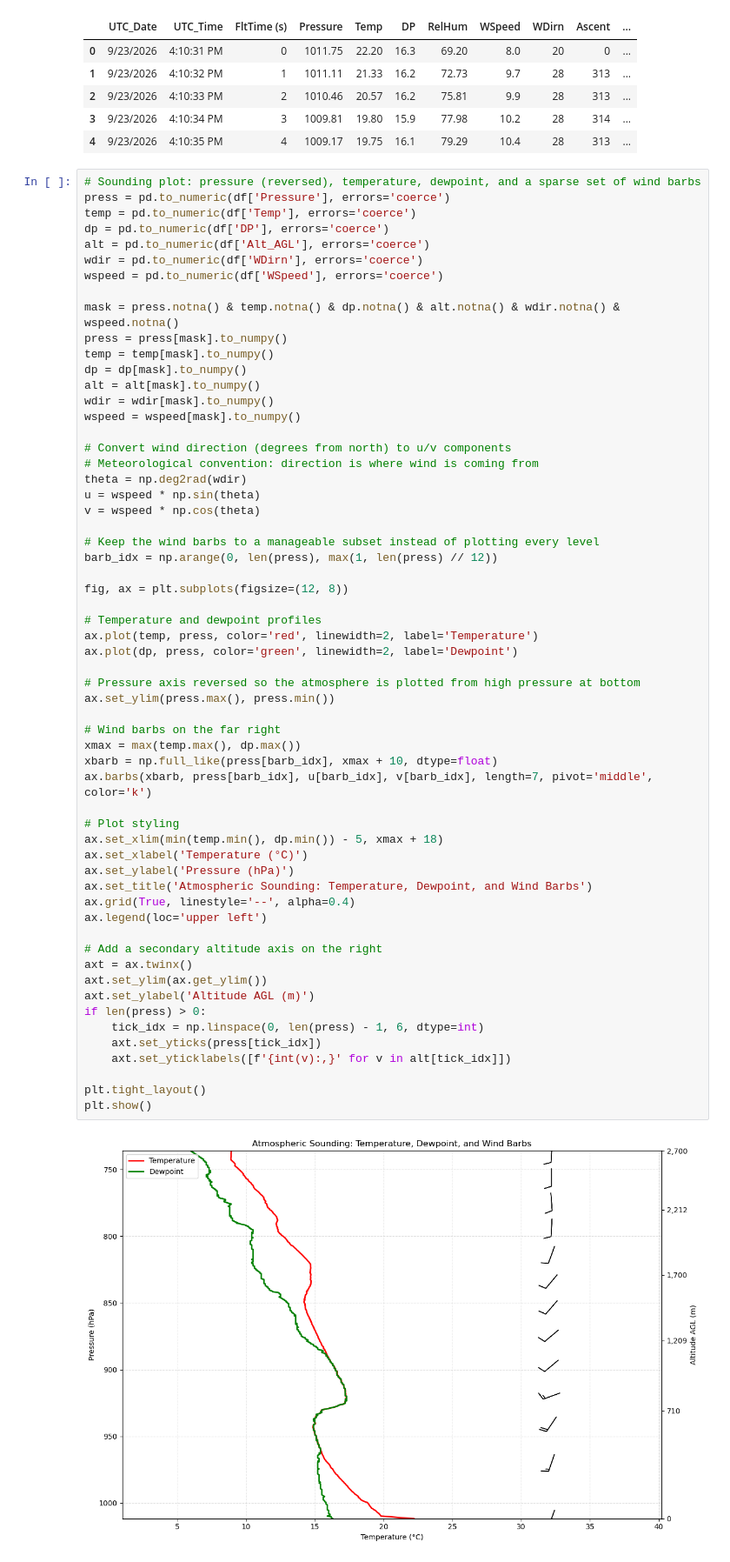
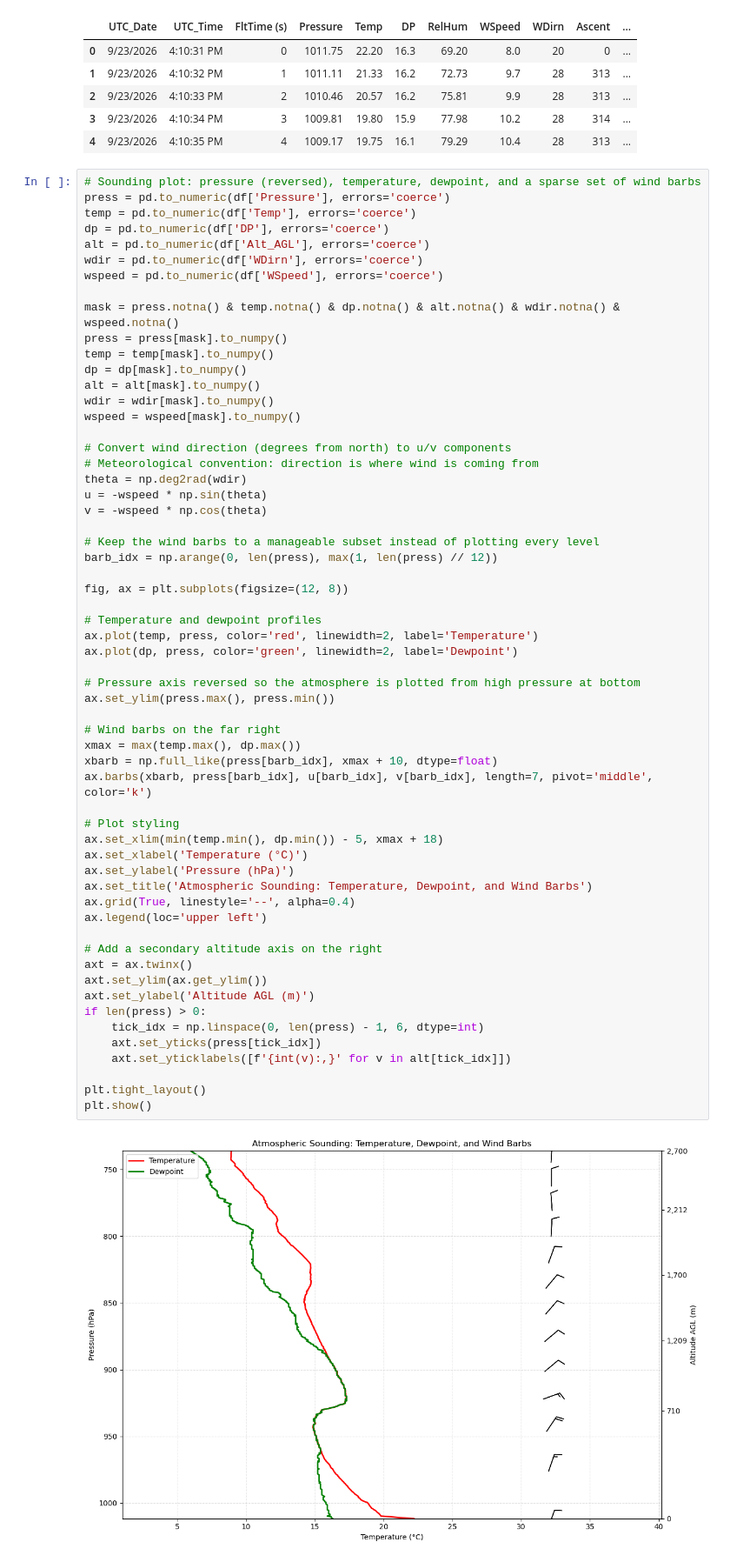
Before and after one commit to marositesUSC/wx-and-climate, a Jupyter notebook: sounding_23092026.ipynb, the cells around one changed output. Shown at 87% size. Saved outputs shown, nothing was run; the diff lists cells and outputs as text.

```diff
--- a/sounding_23092026.ipynb
+++ b/sounding_23092026.ipynb
@@ -76,8 +76,8 @@ wspeed = wspeed[mask].to_numpy()
 # Convert wind direction (degrees from north) to u/v components
 # Meteorological convention: direction is where wind is coming from
 theta = np.deg2rad(wdir)
-u = wspeed * np.sin(theta)
-v = wspeed * np.cos(theta)
+u = -wspeed * np.sin(theta)
+v = -wspeed * np.cos(theta)
 
 # Keep the wind barbs to a manageable subset instead of plotting every level
 barb_idx = np.arange(0, len(press), max(1, len(press) // 12))
@@ -89,31 +89,31 @@ ax.plot(temp, press, color='red', linewidth=2, label='Temperature')
 ax.plot(dp, press, color='green', linewidth=2, label='Dewpoint')
 
 # Pressure axis reversed so the atmosphere is plotted from high pressure at bottom
 ax.set_ylim(press.max(), press.min())
 
 # Wind barbs on the far right
 xmax = max(temp.max(), dp.max())
 xbarb = np.full_like(press[barb_idx], xmax + 10, dtype=float)
 ax.barbs(xbarb, press[barb_idx], u[barb_idx], v[barb_idx], length=7, pivot='middle', color='k')
 
 # Plot styling
 ax.set_xlim(min(temp.min(), dp.min()) - 5, xmax + 18)
 ax.set_xlabel('Temperature (°C)')
 ax.set_ylabel('Pressure (hPa)')
 ax.set_title('Atmospheric Sounding: Temperature, Dewpoint, and Wind Barbs')
 ax.grid(True, linestyle='--', alpha=0.4)
 ax.legend(loc='upper left')
 
 # Add a secondary altitude axis on the right
 axt = ax.twinx()
 axt.set_ylim(ax.get_ylim())
 axt.set_ylabel('Altitude AGL (m)')
 if len(press) > 0:
     tick_idx = np.linspace(0, len(press) - 1, 6, dtype=int)
     axt.set_yticks(press[tick_idx])
     axt.set_yticklabels([f'{int(v):,}' for v in alt[tick_idx]])
 
 plt.tight_layout()
 plt.show()
 # %% [output]
-[figure, old version]
+[figure, new version]
```
